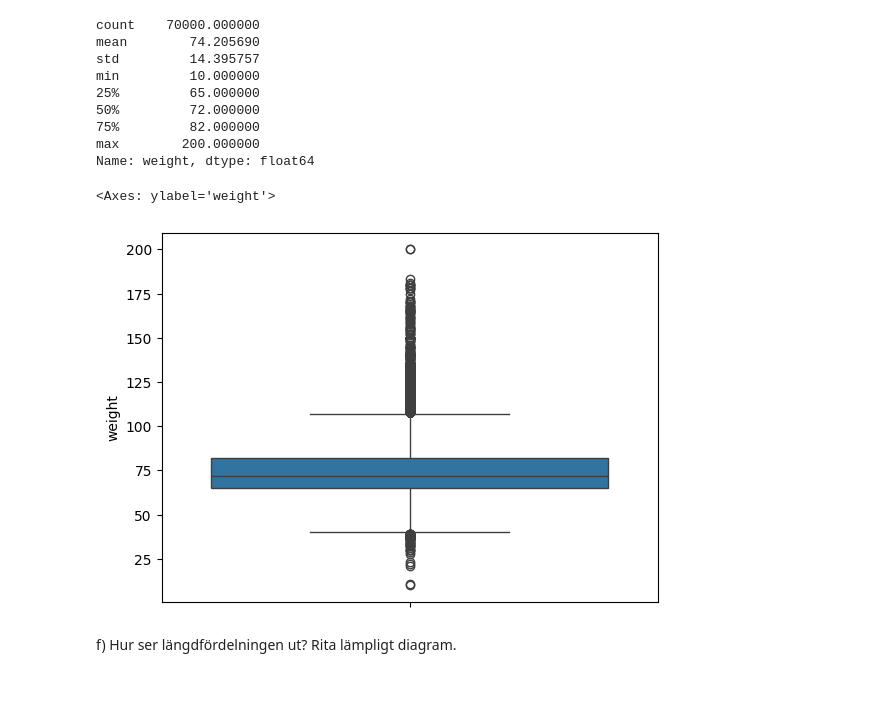
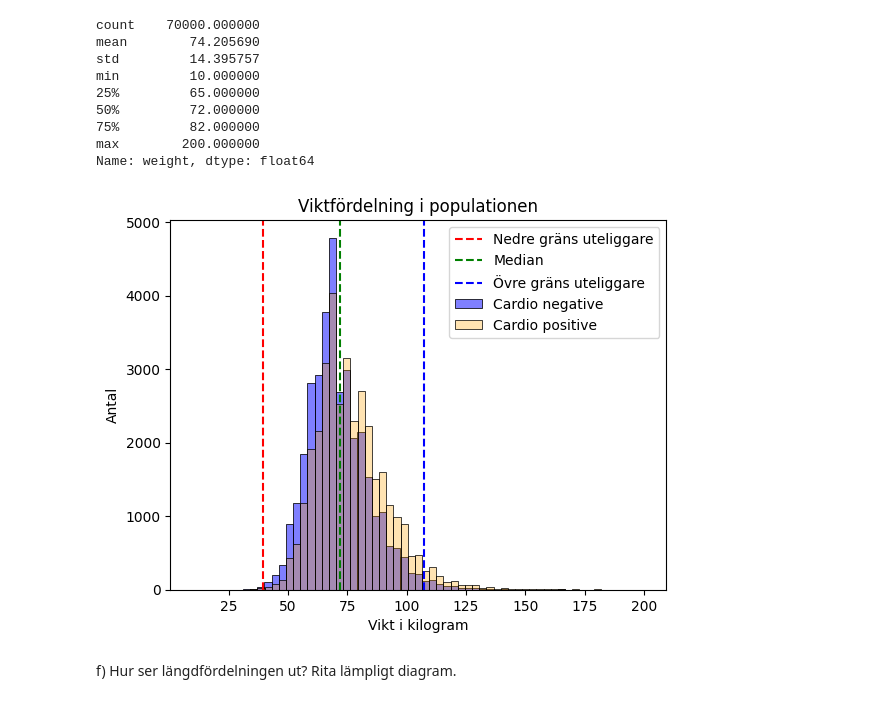
Before and after one commit to danlundh67/AI-recomend_predict, a Jupyter notebook: heart.ipynb, the cells around one changed output. Saved outputs shown, nothing was run; the diff lists cells and outputs as text; code cells hidden in the pictures.

```diff
--- a/heart.ipynb
+++ b/heart.ipynb
@@ -160,10 +128,41 @@ min         10.000000
 75%         82.000000
 max        200.000000
 Name: weight, dtype: float64
-# %%
-sns.boxplot(df_heart['weight'])
-# %% [output]
-<Axes: ylabel='weight'>
-[figure, removed]
+# %%
+# Fixa så att vi får vikterna för resp kategori
+
+cardio_negatives = df_heart[df_heart['cardio'] == 0]['weight']
+cardio_positives = df_heart[df_heart['cardio'] == 1]['weight']
+
+# Skapa histogram för positiva och negativa
+sns.histplot(data=cardio_negatives, color='blue', alpha=0.5, label='Cardio negative', binwidth=3)
+sns.histplot(data=cardio_positives, color='orange', alpha=0.3, label='Cardio positive', binwidth=3)
+
+plt.title('Viktfördelning i populationen')
+
+q1 = np.percentile(df_heart['weight'], 25)
+q2 = np.percentile(df_heart['weight'], 50)
+q3 = np.percentile(df_heart['weight'], 75)
+
+# Beräkna uteliggare (nedre och övdre gräns)
+
+low_out=q1-(q3-q1)*1.5
+high_out=q3+(q3-q1)*1.5
+
+# Lägg till horizontella linjer för uteliggare och median
+plt.axvline(low_out, color='r', linestyle='--', label='Nedre gräns uteliggare')
+plt.axvline(q2, color='g', linestyle='--', label='Median')
+plt.axvline(high_out, color='b', linestyle='--', label='Övre gräns uteliggare')
+
+# Lägg till fig. legend
+plt.legend()
+
+plt.ylabel('Antal')
+plt.xlabel('Vikt i kilogram')
+#plt.ylim(10, 250)
+
+plt.show()
+# %% [output]
+[figure, added]
 # %% [markdown]
 f) Hur ser längdfördelningen ut? Rita lämpligt diagram.
```
Also changed, not shown: parts of 12 cells of this notebook.
